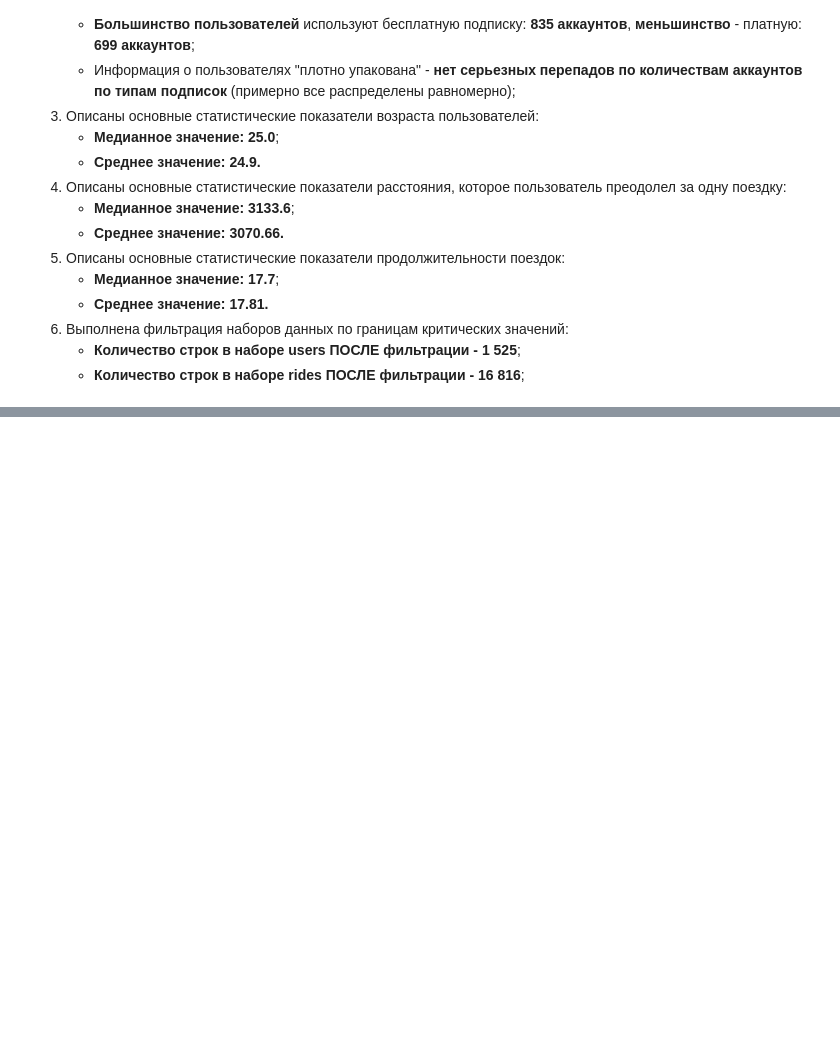
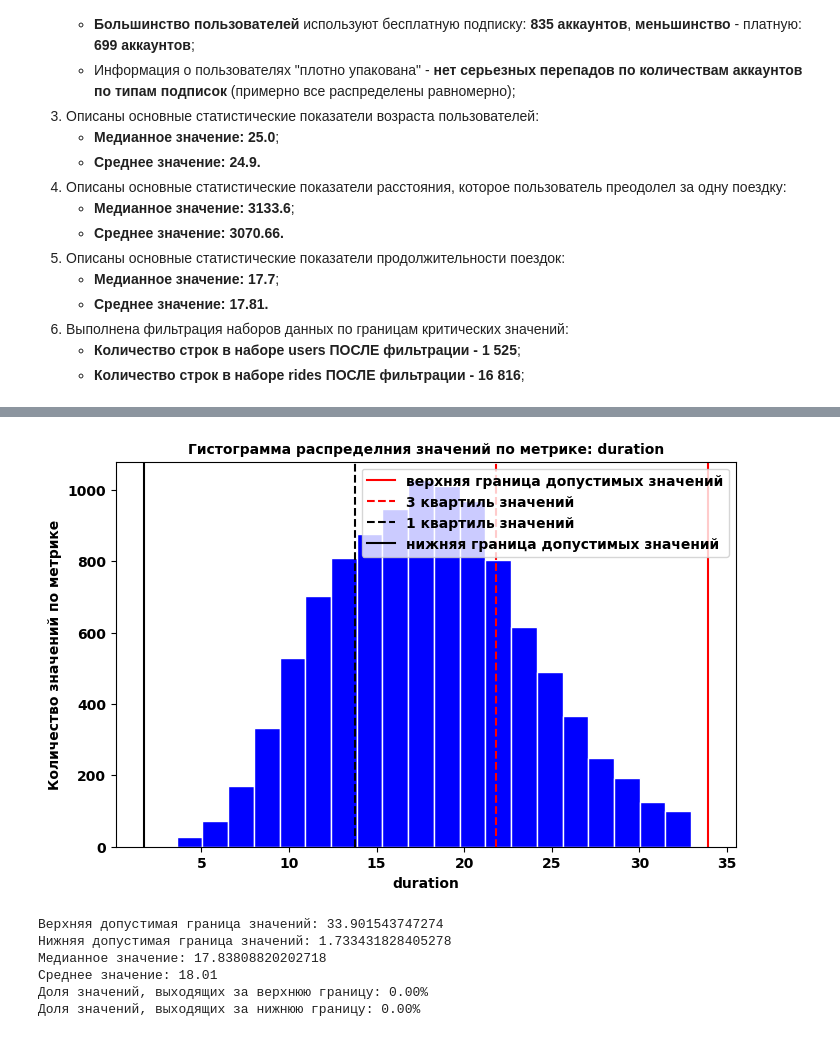
Before and after one commit to MrKostas/YandexPractikum_projects, a Jupyter notebook: notebooks/FifthPetProject_StatisticsAnalysis.ipynb, the cells around one changed output, grey strips where cells are left out. Drawn from its saved outputs; the diff is of its cells as text; code cells hidden in the pictures; blank space fills up the shorter version.

Commit message:
Выполнить объединение данных_стат.анализ

```diff
--- a/notebooks/FifthPetProject_StatisticsAnalysis.ipynb
+++ b/notebooks/FifthPetProject_StatisticsAnalysis.ipynb
@@ -387,7 +379,7 @@ def histogram_plotting(data: pd.DataFrame, feature : str, bins: int, x_size: int
     plt.axvline(q3, c = 'red', ls = '--', label = '3 квартиль значений')
     plt.axvline(q1, c = 'black', ls = '--', label = '1 квартиль значений')
     plt.axvline(lower_bound, c = 'black', ls = '-', label = 'нижняя граница допустимых значений')
-    plt.title(f'Гистограмма распределния значений по метрике: {feature}', fontsize = 10)
+    plt.title(f'Гистограмма распределения значений по метрике: {feature}', fontsize = 10)
     plt.xlabel(feature)
     plt.ylabel('Количество значений по метрике')
     plt.legend()
@@ -505,0 +507,6 @@ rides.shape[0]
+# %%
+# объединение наборов данных в один
+data = rides.merge(users, on='user_id').merge(subscriptions, on = 'subscription_type')
+
+# проверка корректности объединения
+data.head()
@@ -505,0 +520,15 @@ rides.shape[0]
+# %%
+# создание двух новых наборов данных
+data_fee = data.query('subscription_type == "free"')
+data_ultra = data.query('subscription_type == "ultra"')
+# %%
+# визуализация показателей по времени поездок - для пользователей с бесплатной подпиской
+histogram_plotting(data_fee, 'duration', 20, 8, 5)
+# %% [output]
+[figure, added]
+Верхняя допустимая граница значений: 33.901543747274
+Нижняя допустимая граница значений: 1.733431828405278
+Медианное значение: 17.83808820202718
+Среднее значение: 18.01
+Доля значений, выходящих за верхнюю границу: 0.00%
+Доля значений, выходящих за нижнюю границу: 0.00%
```
Also changed, not shown: parts of 8 cells of this notebook.
